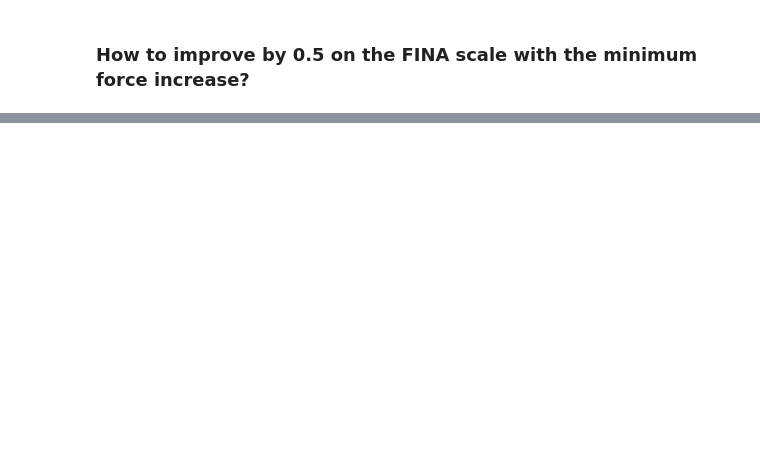
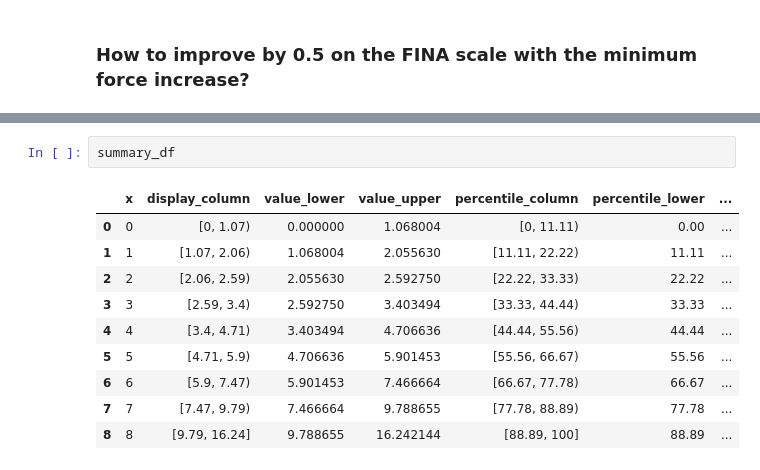
Before and after one commit to romainmartinez/synchro, a Jupyter notebook: synchro.ipynb, the cells around one changed output, grey strips where cells are left out. Drawn from its saved outputs; the diff is of its cells as text; blank space fills up the shorter version.

```diff
--- a/synchro.ipynb
+++ b/synchro.ipynb
@@ -708,0 +957,13 @@ S.plot_simulation(d)
+# %%
+summary_df
+# %% [output]
+|  | x | display_column | value_lower | value_upper | percentile_column | percentile_lower | ... |
+| 0 | 0 | [0, 1.07) | 0.000000 | 1.068004 | [0, 11.11) | 0.00 | ... |
+| 1 | 1 | [1.07, 2.06) | 1.068004 | 2.055630 | [11.11, 22.22) | 11.11 | ... |
+| 2 | 2 | [2.06, 2.59) | 2.055630 | 2.592750 | [22.22, 33.33) | 22.22 | ... |
+| 3 | 3 | [2.59, 3.4) | 2.592750 | 3.403494 | [33.33, 44.44) | 33.33 | ... |
+| 4 | 4 | [3.4, 4.71) | 3.403494 | 4.706636 | [44.44, 55.56) | 44.44 | ... |
+| 5 | 5 | [4.71, 5.9) | 4.706636 | 5.901453 | [55.56, 66.67) | 55.56 | ... |
+| 6 | 6 | [5.9, 7.47) | 5.901453 | 7.466664 | [66.67, 77.78) | 66.67 | ... |
+| 7 | 7 | [7.47, 9.79) | 7.466664 | 9.788655 | [77.78, 88.89) | 77.78 | ... |
+| 8 | 8 | [9.79, 16.24] | 9.788655 | 16.242144 | [88.89, 100] | 88.89 | ... |
```
Also changed, not shown: parts of 38 cells of this notebook, 2 other files.
